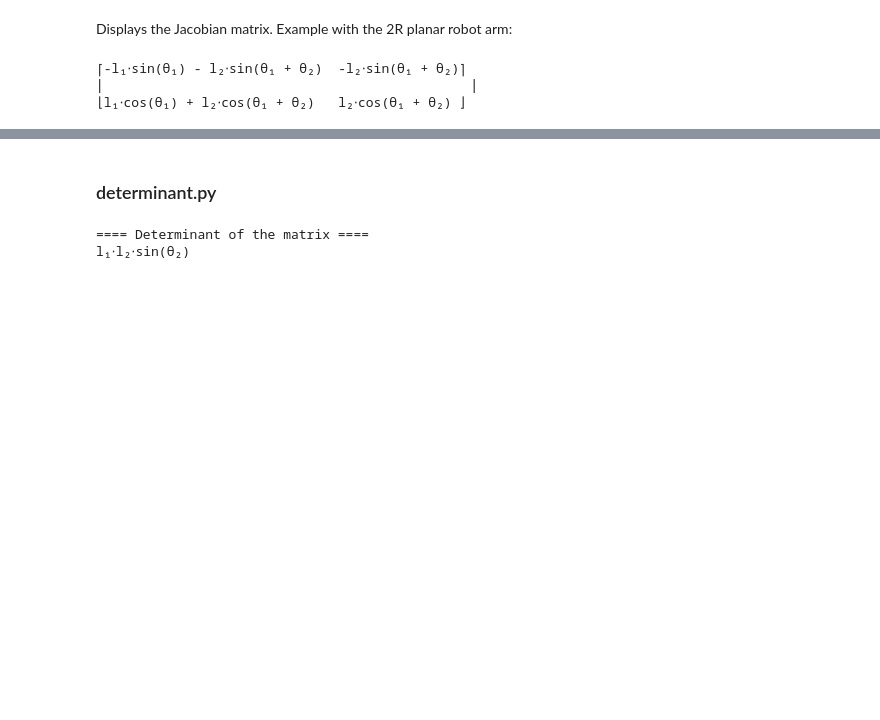
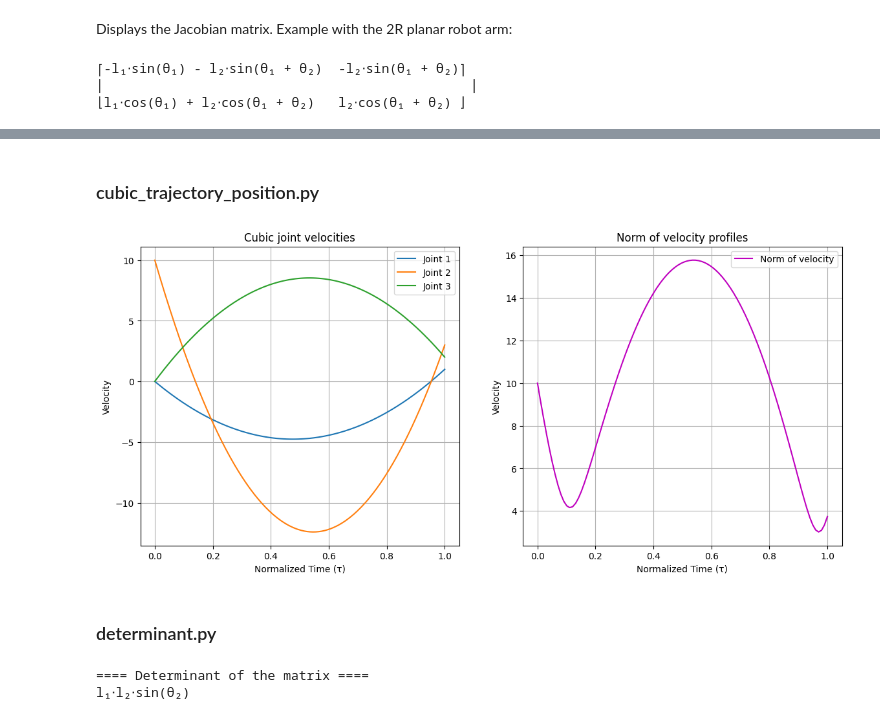
Before and after one commit to Mowibox/RoboBox, a Jupyter notebook: examples.ipynb, the cells around one changed output, grey strips where cells are left out. Drawn from its saved outputs; the diff is of its cells as text; code cells hidden in the pictures; blank space fills up the shorter version.

Commit message:
Adding cubic_trajectories

```diff
--- a/examples.ipynb
+++ b/examples.ipynb
@@ -49,3 +63,18 @@ sp.pprint(J)
+# %% [markdown]
+### cubic_trajectory_position.py
+# %%
+from cubic_trajectories import cubic_trajectories
+
+# (qin, qfin, vin, vfin, T)
+JOINT_PARAMS = [
+    (7, 4, 0, 1, 1),
+    (5, -1, 10, 3, 1),
+    (2, 8, 0, 1, 2),
+]
+
+cubic_trajectories(JOINT_PARAMS, profile="velocity")
+# %% [output]
+[figure, added]
 # %% [markdown]
 ### determinant.py
 # %%
```
Also changed, not shown: parts of 2 cells of this notebook, 1 other file.
